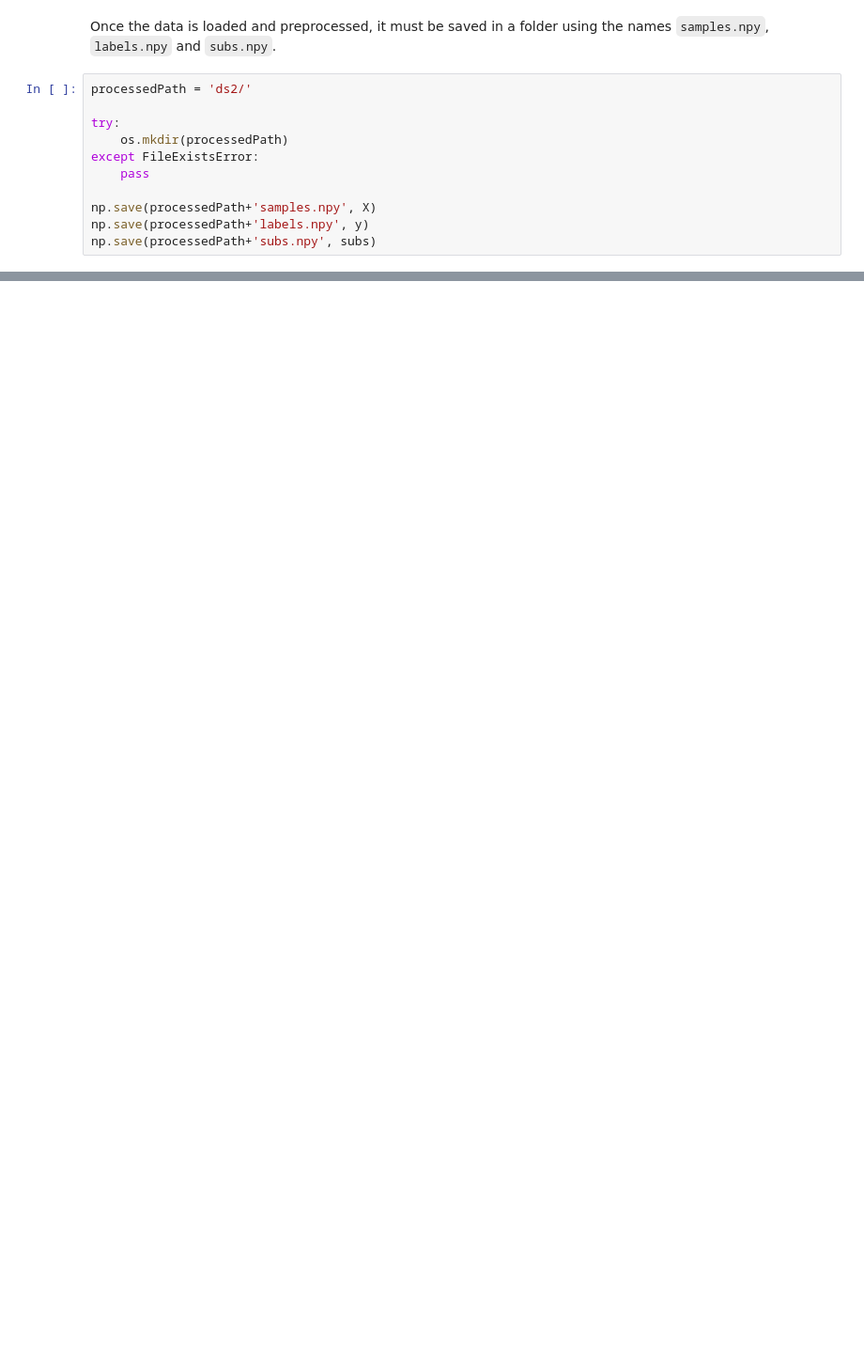
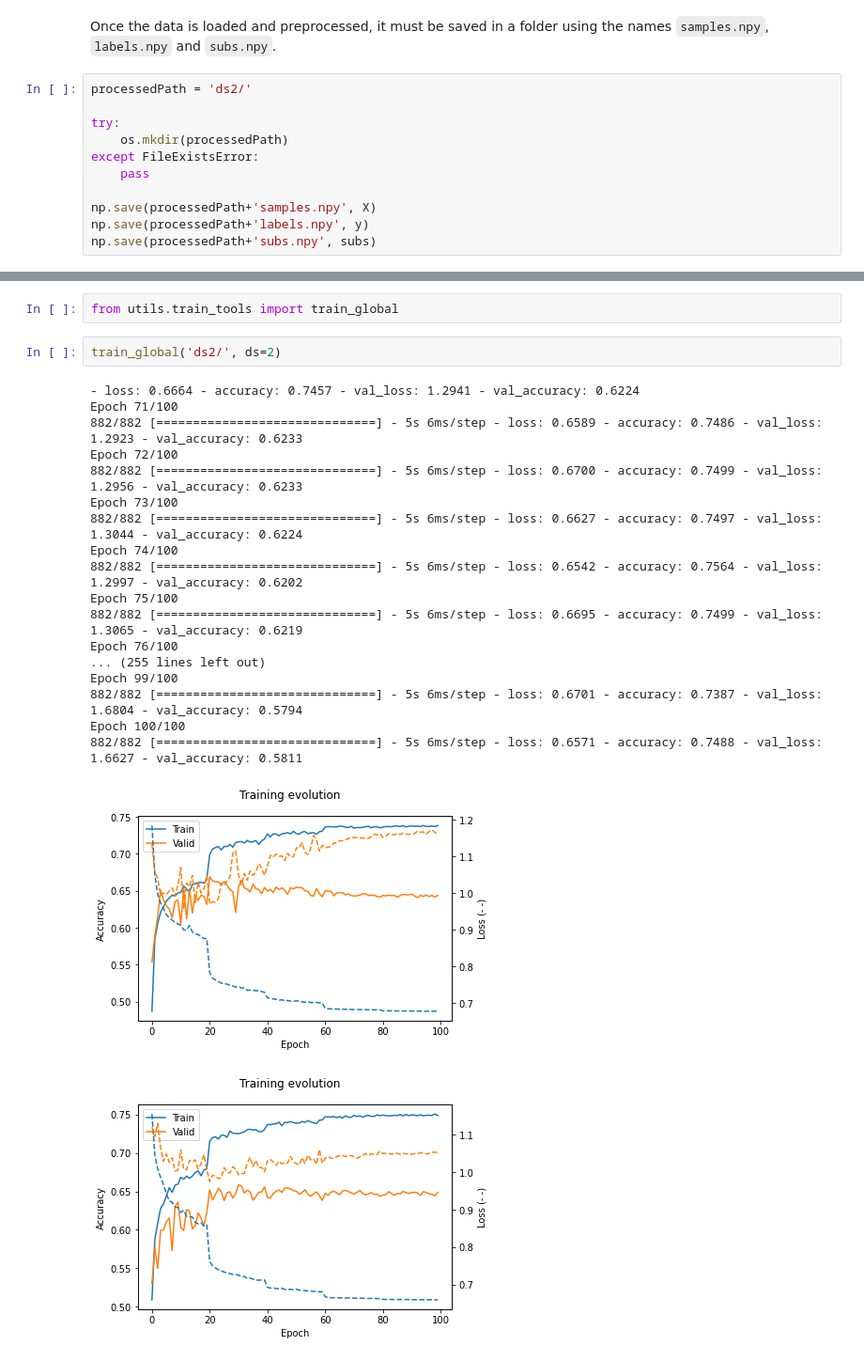
Before and after one commit to eneriz-daniel/MIBCI-QCNNs, a Jupyter notebook: training.ipynb, the cells around one changed output, grey strips where cells are left out. Shown: that part at 94% size. Drawn from its saved outputs; the diff is of its cells as text; blank space fills up the shorter version.

```diff
--- a/training.ipynb
+++ b/training.ipynb
@@ -73,0 +76,24 @@ To automate the process of noramlizing the data, choosing the correct subjects o
+# %%
+from utils.train_tools import train_global
+# %%
+train_global('ds2/', ds=2)
+# %% [output]
+- loss: 0.6664 - accuracy: 0.7457 - val_loss: 1.2941 - val_accuracy: 0.6224
+Epoch 71/100
+882/882 [==============================] - 5s 6ms/step - loss: 0.6589 - accuracy: 0.7486 - val_loss: 1.2923 - val_accuracy: 0.6233
+Epoch 72/100
+882/882 [==============================] - 5s 6ms/step - loss: 0.6700 - accuracy: 0.7499 - val_loss: 1.2956 - val_accuracy: 0.6233
+Epoch 73/100
+882/882 [==============================] - 5s 6ms/step - loss: 0.6627 - accuracy: 0.7497 - val_loss: 1.3044 - val_accuracy: 0.6224
+Epoch 74/100
+882/882 [==============================] - 5s 6ms/step - loss: 0.6542 - accuracy: 0.7564 - val_loss: 1.2997 - val_accuracy: 0.6202
+Epoch 75/100
+882/882 [==============================] - 5s 6ms/step - loss: 0.6695 - accuracy: 0.7499 - val_loss: 1.3065 - val_accuracy: 0.6219
+Epoch 76/100
+... (255 lines left out)
+Epoch 99/100
+882/882 [==============================] - 5s 6ms/step - loss: 0.6701 - accuracy: 0.7387 - val_loss: 1.6804 - val_accuracy: 0.5794
+Epoch 100/100
+882/882 [==============================] - 5s 6ms/step - loss: 0.6571 - accuracy: 0.7488 - val_loss: 1.6627 - val_accuracy: 0.5811
+[figure, added]
+[figure, added]
```
Also changed, not shown: parts of 9 cells of this notebook, 18 other files.
